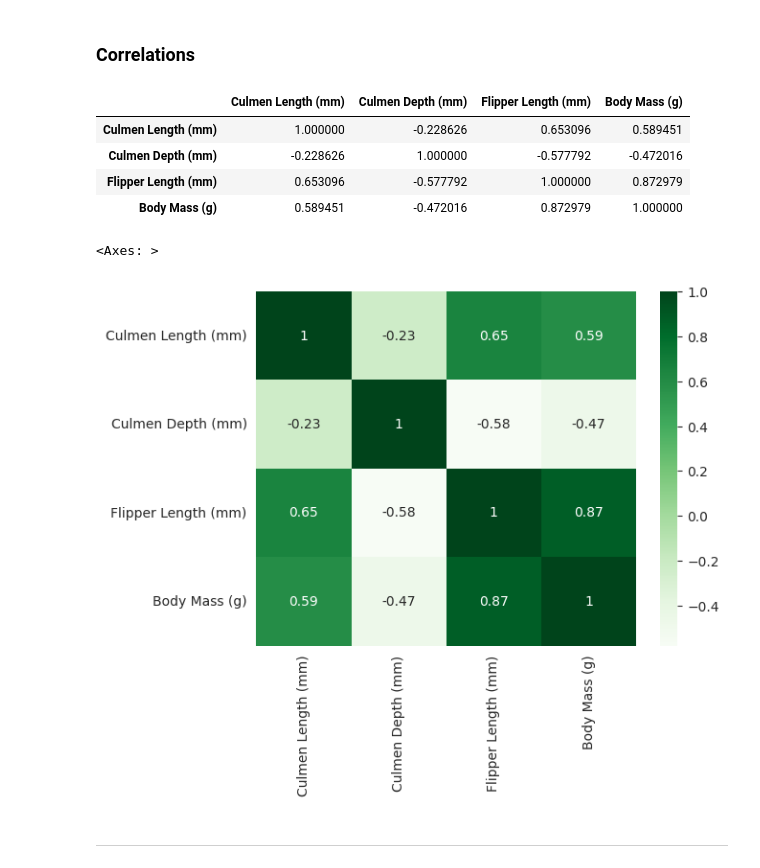
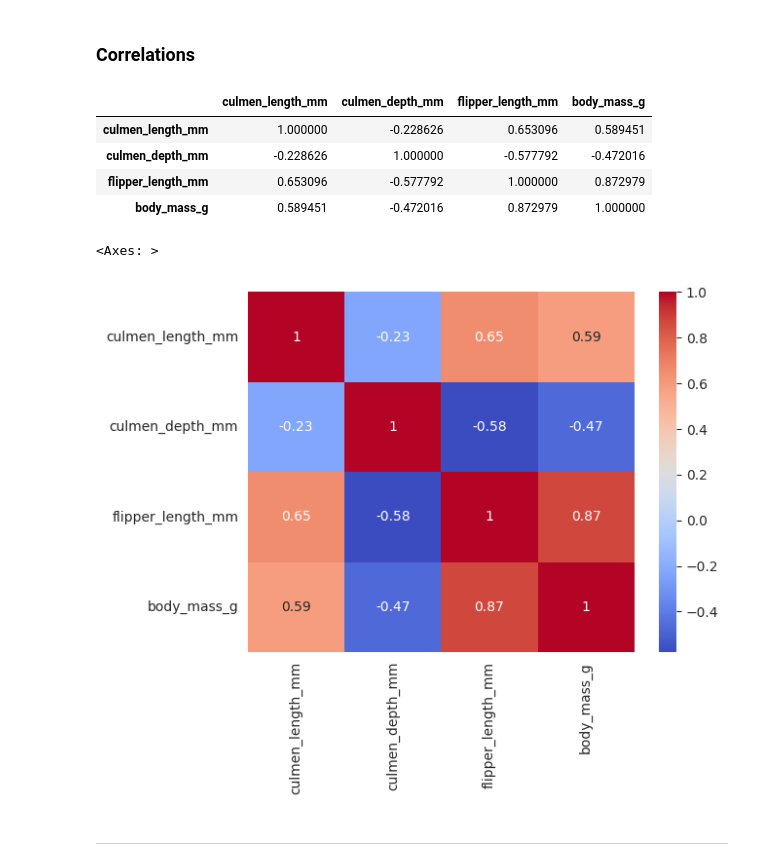
Before and after one commit to kith2909/data_models, a Jupyter notebook: weekly_milestones/week_01/descriptive statistic/descriptive_statistics.ipynb, the cells around one changed output. Drawn from its saved outputs; the diff is of its cells as text; code cells hidden in the pictures.

```diff
--- a/weekly_milestones/week_01/descriptive statistic/descriptive_statistics.ipynb
+++ b/weekly_milestones/week_01/descriptive statistic/descriptive_statistics.ipynb
@@ -192,6 +204,11 @@ Culmen Depth (mm)        21.5
 Flipper Length (mm)     231.0
 Body Mass (g)          6300.0
 dtype: float64
+# %%
+df = df.rename(columns={'Culmen Length (mm)':'culmen_length_mm',
+                    'Culmen Depth (mm)':'culmen_depth_mm',
+                     'Flipper Length (mm)':'flipper_length_mm',
+                     'Body Mass (g)':'body_mass_g',})
 # %%
 ## mode
 df.mode(numeric_only=False)
@@ -335,8 +376,8 @@ sns.heatmap(crosstab_data, cmap='Greens', robust=True)
 correlations = df.corr()
 correlations
 # %% [output]
-|  | Culmen Length (mm) | Culmen Depth (mm) | Flipper Length (mm) | Body Mass (g) |
-| Culmen Length (mm) | 1.000000 | -0.228626 | 0.653096 | 0.589451 |
-| Culmen Depth (mm) | -0.228626 | 1.000000 | -0.577792 | -0.472016 |
-| Flipper Length (mm) | 0.653096 | -0.577792 | 1.000000 | 0.872979 |
-| Body Mass (g) | 0.589451 | -0.472016 | 0.872979 | 1.000000 |
+|  | culmen_length_mm | culmen_depth_mm | flipper_length_mm | body_mass_g |
+| culmen_length_mm | 1.000000 | -0.228626 | 0.653096 | 0.589451 |
+| culmen_depth_mm | -0.228626 | 1.000000 | -0.577792 | -0.472016 |
+| flipper_length_mm | 0.653096 | -0.577792 | 1.000000 | 0.872979 |
+| body_mass_g | 0.589451 | -0.472016 | 0.872979 | 1.000000 |
@@ -345,8 +384,8 @@ import seaborn as sns
 # %%
-sns.heatmap(correlations, annot=True, cmap='Greens')
+sns.heatmap(correlations, annot=True, cmap='coolwarm')
 # %% [output]
 <Axes: >
-[figure, old version]
+[figure, new version]
 # %% [markdown]
 <hr style="border:2px solid black">
 # %% [markdown]
```
Also changed, not shown: parts of 20 cells of this notebook, 5 other files.
